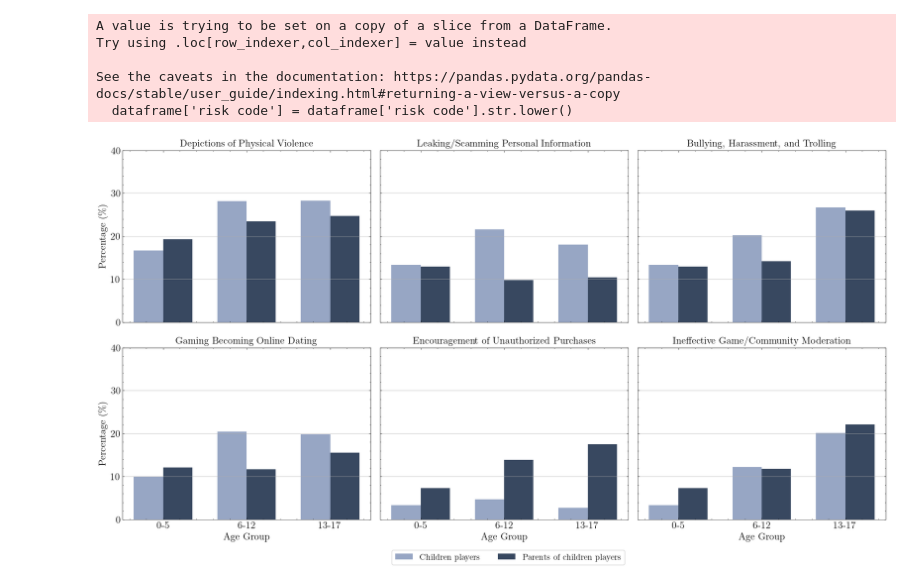
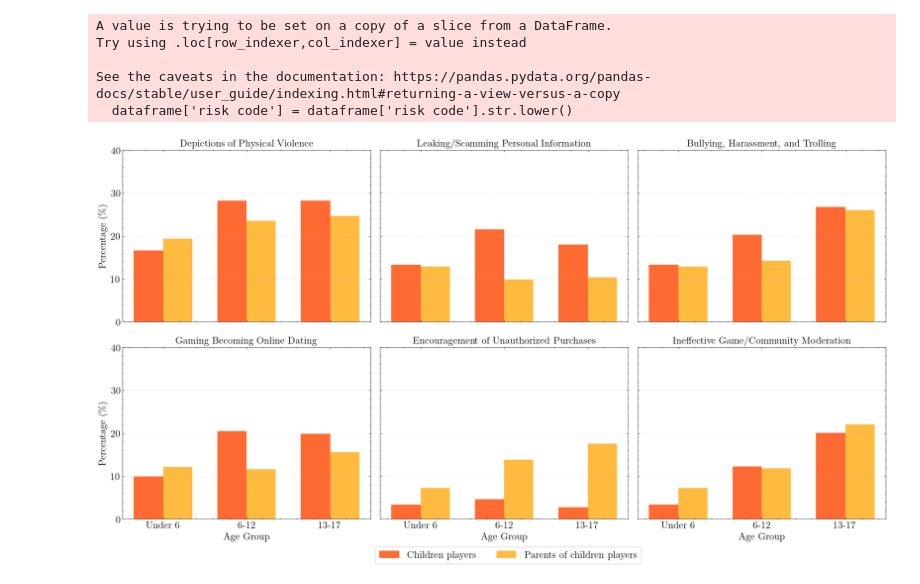
Before and after one commit to keyanUB/CommenSense_Analysis, a Jupyter notebook: sample/age.ipynb, the cells around one changed output. Drawn from its saved outputs; the diff is of its cells as text; code cells hidden in the pictures.

```diff
--- a/sample/age.ipynb
+++ b/sample/age.ipynb
@@ -273,14 +293,14 @@ themes = [
     'Encouragement of Unauthorized Purchases',
     'Ineffective Game/Community Moderation'
 ]
-age_groups = ['0-5', '6-12', '13-17']
+age_groups = ['Under 6', '6-12', '13-17']
 children_data = {
-    '0-5': [16.67, 13.33, 13.33, 10.00, 3.33, 3.33],
+    'Under 6': [16.67, 13.33, 13.33, 10.00, 3.33, 3.33],
     '6-12': [28.18, 21.58, 20.29, 20.45, 4.67, 12.24],
     '13-17': [28.23, 18.02, 26.73, 19.82, 2.70, 20.12]
 }
 parents_data = {
-    '0-5': [19.35, 12.90, 12.90, 12.10, 7.26, 7.26],
+    'Under 6': [19.35, 12.90, 12.90, 12.10, 7.26, 7.26],
     '6-12': [23.48, 9.80, 14.19, 11.66, 13.85, 11.82],
     '13-17': [24.68, 10.39, 25.97, 15.58, 17.53, 22.08]
 }
@@ -300,41 +320,41 @@ for i, theme in enumerate(themes):
     children_vals = [children_data[age][i] for age in age_groups]
     parents_vals = [parents_data[age][i] for age in age_groups]
 
-    child_bars = ax.bar(x - width/2, children_vals, width, label='Children players', color='#97a6c4')
-    parent_bars = ax.bar(x + width/2, parents_vals, width, label='Parents of children players', color='#384860')
+    child_bars = ax.bar(x - width/2, children_vals, width, label='Children players', color="orangered", alpha=0.8)
+    parent_bars = ax.bar(x + width/2, parents_vals, width, label='Parents of children players', color='orange', alpha=0.75)
 
     if i == 0:
         legend_handles = [child_bars[0], parent_bars[0]]
         legend_labels = ['Children players', 'Parents of children players']
 
     ax.set_title(theme)
     ax.set_ylim(0, 40)
     ax.set_yticks(np.arange(0, 41, 10))
     ax.yaxis.set_major_formatter(percent_formatter)
     ax.set_xticks(x)
 
     if i >= 3:
         ax.set_xticklabels(age_groups)
         ax.set_xlabel('Age Group')
     else:
         ax.set_xticklabels([])
 
     if i % 3 == 0:
         ax.set_ylabel('Percentage (\%)')
     else:
         ax.set_yticklabels([])
 
-    ax.yaxis.grid(True)
+    ax.yaxis.grid(True, linestyle='dotted', alpha=0.8)
     ax.xaxis.grid(False)
 
 # Global legend below all plots
-fig.legend(legend_handles, legend_labels, loc='lower center', ncol=2, fontsize=14, frameon=True, bbox_to_anchor=(0.52, 0.02))
+fig.legend(legend_handles, legend_labels, loc='lower center', ncol=2, fontsize=16, frameon=True, bbox_to_anchor=(0.52, 0.02))
 
 # Adjust layout
 fig.tight_layout(rect=[0, 0.06, 1, 1])
 
 # Save to PDF
 plt.savefig('age_risk_distribution.pdf', dpi=300)
 plt.show()
 # %% [output]
-[figure, old version]
+[figure, new version]
```
Also changed, not shown: parts of 21 cells of this notebook, 8 other files.
